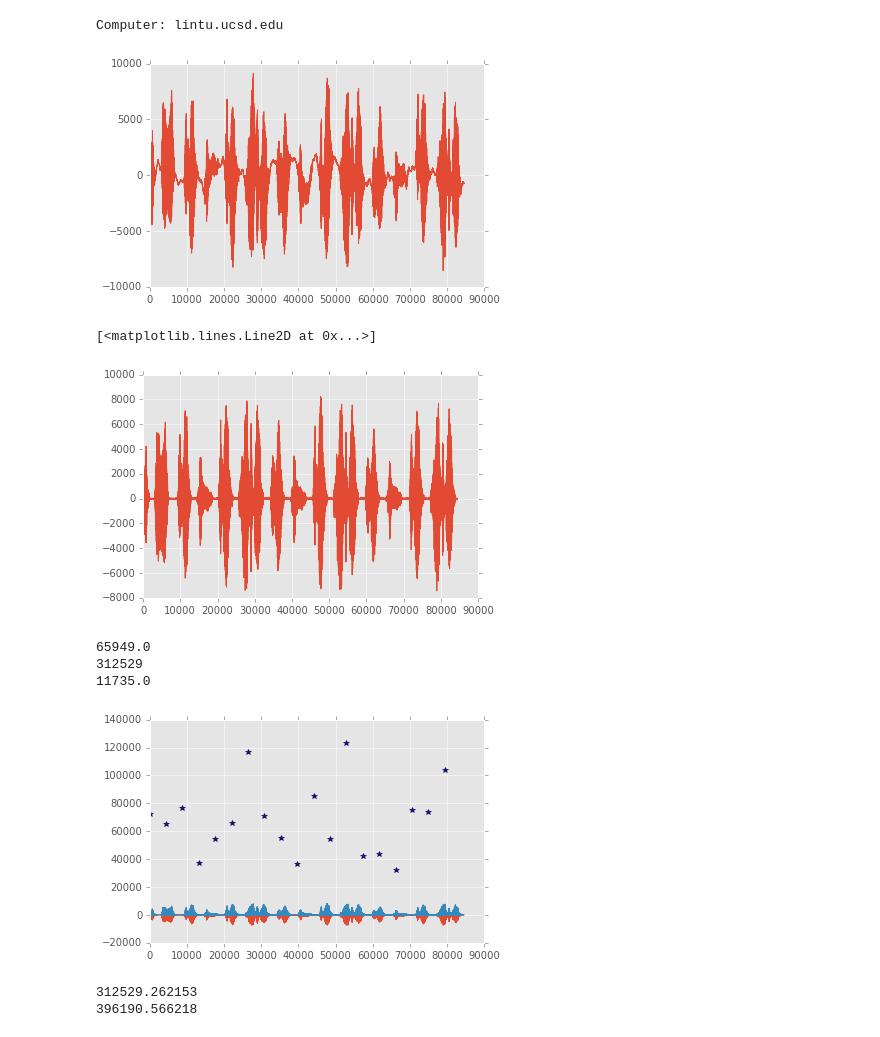
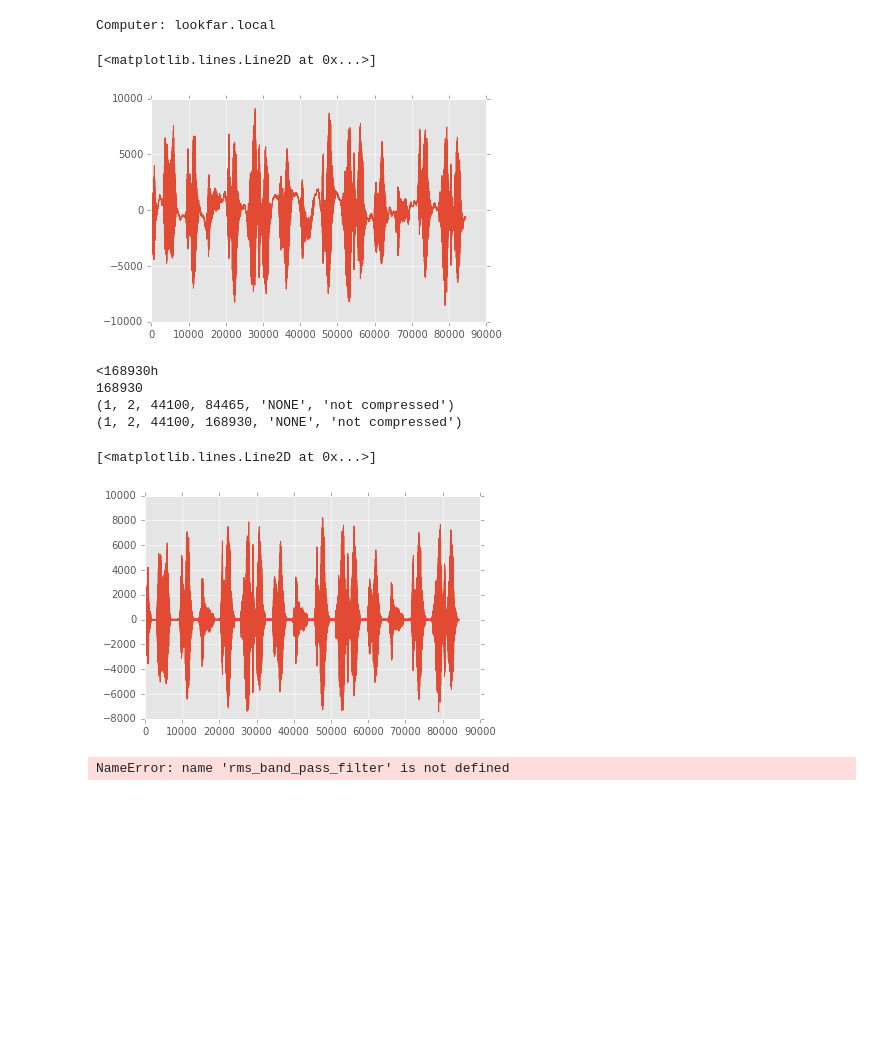
Before and after one commit to zekearneodo/soundflow, a Jupyter notebook: testing_soundtools_find_song.ipynb, the cells around one changed output. Saved outputs shown, nothing was run; the diff lists cells and outputs as text; code cells hidden in the pictures; blank space fills up the shorter version.

```diff
--- a/testing_soundtools_find_song.ipynb
+++ b/testing_soundtools_find_song.ipynb
@@ -28,6 +28,11 @@ if  comp_name == 'chim':
 if 'lintu' in comp_name:
     sys.path.append('/mnt/cube/earneodo/repos/soundflow/sound_tools')
     experiment_folder = os.path.join('/mnt/cube/earneodo/bci_zf/')
+    raw_data_folder = os.path.join(experiment_folder, 'raw_data')
+
+if 'lookfar' in comp_name:
+    sys.path.append('/Users/zeke/repos/soundflow/sound_tools')
+    experiment_folder = os.path.join('/Volumes/gentner/earneodo/bci_zf/')
     raw_data_folder = os.path.join(experiment_folder, 'raw_data')
 #test soundtools
 from soundtools import WavData, Chunk
@@ -46,35 +51,61 @@ raw_file_path = os.path.join(raw_file_folder, raw_file_name)
 
 #the whole sound
 all_sound = WavData(raw_file_path)
 
 #the bout
 if bout is not None:
     raw_file_folder = os.path.join(raw_file_folder, 'bouts')
     raw_file_name = rec + '_' + str(run).zfill(2) + '_song_' + bout + '.wav'
 
 raw_file_path = os.path.join(raw_file_folder, raw_file_name)
 bout_sound = WavData(raw_file_path)
 
 #get a piece, filter it, plot it
 window_t = 234700 #time window in msec
 window_size = 1000 # window len in msec
 
 window_t_samples = int(round(window_t*bout_sound.s_f/1000.))
 window_samples = int(round(window_size*bout_sound.s_f/1000.))
 window_samples = min(window_samples, bout_sound.n_samples - window_t_samples)
 
 if bout is not None:
     segment = [0, None]
 else:
     segment=[window_t_samples, window_t_samples + window_samples]
 
 window = Chunk(bout_sound, segment=segment)
 plt.plot(np.transpose(window.data))
 # window2 = window2 = Chunk(sound, segment=segment, chan_list = [0, 1])
 # plt.plot(np.transpose(window2.data));
 # %% [output]
-Computer: lintu.ucsd.edu
+Computer: lookfar.local
+[<matplotlib.lines.Line2D at 0x...>]
-[figure, old version]
+[figure, new version]
+# %%
+import struct
+import wav
+#write the chunk into a wav file
+stream = np.array(window.data, dtype=np.int16)[0]
+stream_bytes = window.samples * 2
+print '<{0:d}h'.format(stream_bytes)
+bin_stream = struct.pack('<{0:d}h'.format(window.samples), *stream )
+
+file_path = '/Users/zeke/bout_test.wav'
+wavfile = wave.open(file_path, 'w')
+wavfile.setparams((1, 2, 44100, 0, 'NONE', 'not compressed'))
+#insert a bout
+wavfile.writeframes(bin_stream)
+wavfile.writeframes(bin_stream)
+print wavfile.tell()
+print wavfile.getparams()
+wavfile.close()
+wavfile2 = wave.open(file_path, 'r')
+print wavfile2.getparams()
+# %% [output]
+<168930h
+168930
+(1, 2, 44100, 84465, 'NONE', 'not compressed')
+(1, 2, 44100, 168930, 'NONE', 'not compressed')
 # %%
 #filter the signal
 s_f = window.sound.s_f
@@ -93,7 +124,7 @@ window.apply_filter(band_pass_filter, hp_b, hp_a, lp_b, lp_a)
 plt.plot(np.transpose(window.data))
 # %% [output]
 [<matplotlib.lines.Line2D at 0x...>]
-[figure, old version]
+[figure, new version]
 # %%
 def rms(x):
     return np.linalg.norm(x)
@@ -125,10 +156,7 @@ print np.median(rms_vec_bout)
 print np.int(np.median(rms(bout.data)))
 print mad(rms_vec_bout)
 # %% [output]
-65949.0
-312529
-11735.0
+NameError: name 'rms_band_pass_filter' is not defined
-[figure, removed]
 # %%
 def rms_after_filter(filter_func):
     def out_of_filtered(*args, **kwargs):
@@ -155,9 +183,6 @@ print rms_band_pass_filter(window.data, hp_b, hp_a, lp_b, lp_a)
 print rms_identity(window.data)
 #window.apply_filter(band_pass_filter, hp_b, hp_a, lp_b, lp_a)
 #print window.data
-# %% [output]
-312529.262153
-396190.566218
 # %%
 all_starts = np.arange(0, all_sound.n_samples - size_sample, size_sample)
 starts = np.random.choice(all_starts, size = np.int(all_starts.size*0.25), replace=False)
```
Also changed, not shown: parts of 6 cells of this notebook, 6 other files.
